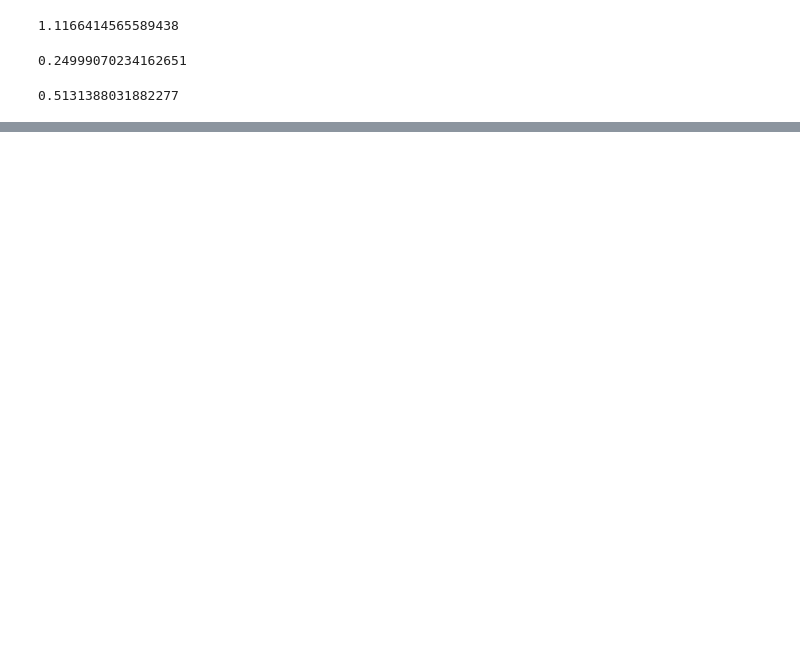
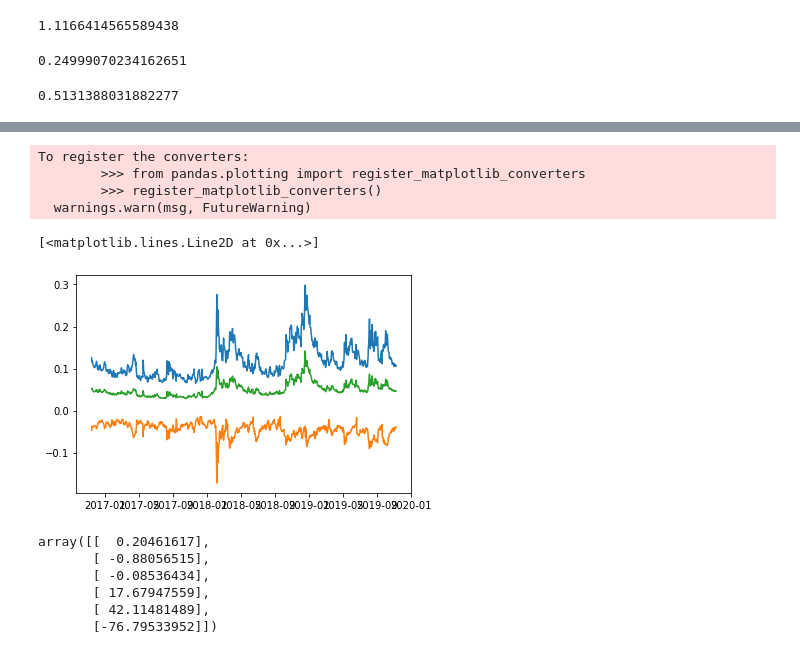
Before and after one commit to QuantCS109/TrumpTweets, a Jupyter notebook: options.ipynb, the cells around one changed output, grey strips where cells are left out. Cells and saved outputs as stored; diff of their text form; code cells hidden in the pictures; blank space fills up the shorter version.

```diff
--- a/options.ipynb
+++ b/options.ipynb
@@ -104,4 +48,0 @@ delta(1 ,1, polyval(0.020195474476679794,n), vc.rate_curve.get(n.name), 1/12, op
-# %%
-def find_delta(vol_poly, r, t, delta=0.25, opt_type='call'):
-    x = newton( lambda x : abs(delta_moneyness(x, polyval(x,vol_poly), r, t, opt_type=opt_type)) - delta , 0)
-    return x, polyval(x,vol_poly)
@@ -179,0 +116,15 @@ vc.vol_curve
+# %%
+deltas_dict = {}
+for inst in tqdm(['ES', 'NQ','C', 'W', 'S']):
+    df = pd.DataFrame(index = vc.vol_poly_1M[inst].index, columns=['atm', 'd25_call', 'd25_put'])
+    for date in vc.vol_poly_1M[inst].index:
+        try:
+            df.d25_call.loc[date] = find_delta(vc.vol_poly_1M[inst].loc[date],
+                                               0.01*vc.rate_curve.get(date),1/12 )[1]
+            df.d25_put.loc[date] = find_delta(vc.vol_poly_1M[inst].loc[date],
+                                               0.01*vc.rate_curve.get(date),1/12, opt_type = 'put' )[1]
+            df.atm.loc[date] = vc.vol_poly_1M[inst].loc[date][0]
+        except RuntimeError:
+            pass
+        deltas_dict[inst] = df
+    print(inst, deltas_dict[inst].isna().sum().sum())
@@ -179,0 +137,5 @@ vc.vol_curve
+# %%
+for inst in ['ES', 'NQ','C', 'W', 'S']:
+    deltas_dict[inst]['rr25'] = deltas_dict[inst].d25_call - deltas_dict[inst].d25_put
+    deltas_dict[inst]['fly25'] = (deltas_dict[inst].d25_call +
+                                 deltas_dict[inst].d25_put - deltas_dict[inst].d25_put)/2
@@ -179,0 +152,20 @@ vc.vol_curve
+# %%
+plt.plot(deltas_dict['ES'].atm)
+plt.plot(deltas_dict['ES'].rr25)
+plt.plot(deltas_dict['ES'].fly25)
+# %% [output]
+To register the converters:
+        >>> from pandas.plotting import register_matplotlib_converters
+        >>> register_matplotlib_converters()
+  warnings.warn(msg, FutureWarning)
+[<matplotlib.lines.Line2D at 0x...>]
+[figure, added]
+# %%
+params_2M
+# %% [output]
+array([[  0.20461617],
+       [ -0.88056515],
+       [ -0.08536434],
+       [ 17.67947559],
+       [ 42.11481489],
+       [-76.79533952]])
```
Also changed, not shown: parts of 44 cells of this notebook, 9 other files.
